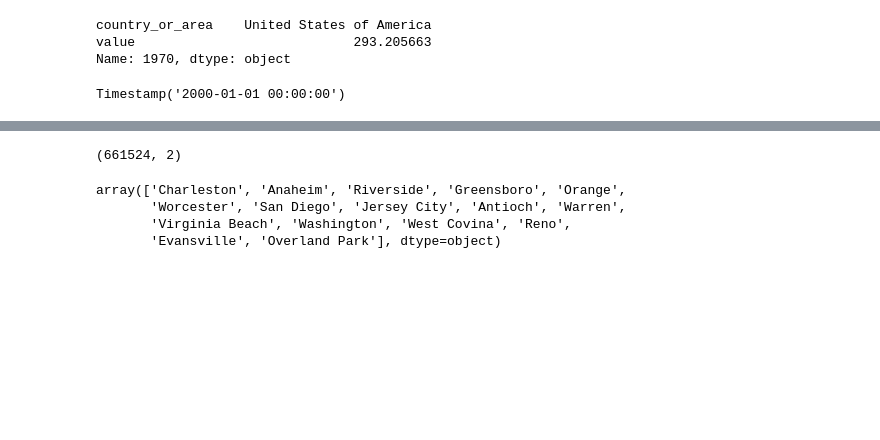
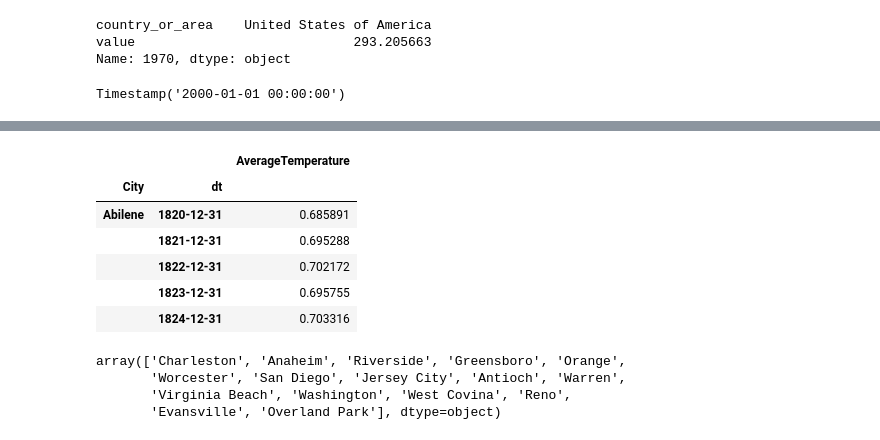
Before and after one commit to aredjil/Temperature-forecasting-for-different-cities-in-the-world, a Jupyter notebook: Project3.ipynb, the cells around one changed output, grey strips where cells are left out. Drawn from its saved outputs; the diff is of its cells as text; code cells hidden in the pictures; blank space fills up the shorter version.

```diff
--- a/Project3.ipynb
+++ b/Project3.ipynb
@@ -196,5 +157,0 @@ There are 248 cities in this dataset
-# %%
-# df.index = df.index.year
-df.shape
-# %% [output]
-(661524, 2)
@@ -207,3 +161,13 @@ df = df.dropna()
+# %%
+df.head(5)
+# %% [output]
+|  |  | AverageTemperature |
+| City | dt |  |
+| Abilene | 1820-12-31 | 0.685891 |
+|  | 1821-12-31 | 0.695288 |
+|  | 1822-12-31 | 0.702172 |
+|  | 1823-12-31 | 0.695755 |
+|  | 1824-12-31 | 0.703316 |
 # %%
 # Seclecting 4 random cities from the dataset
 np.random.seed(42)
```
Also changed, not shown: parts of 29 cells of this notebook.
